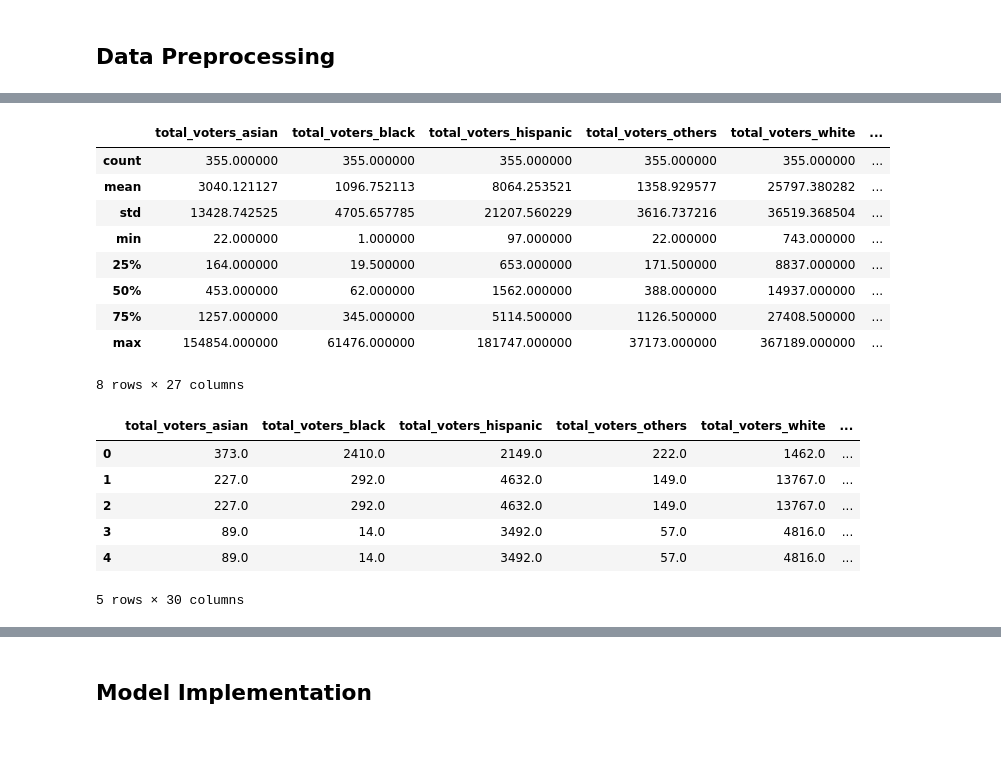
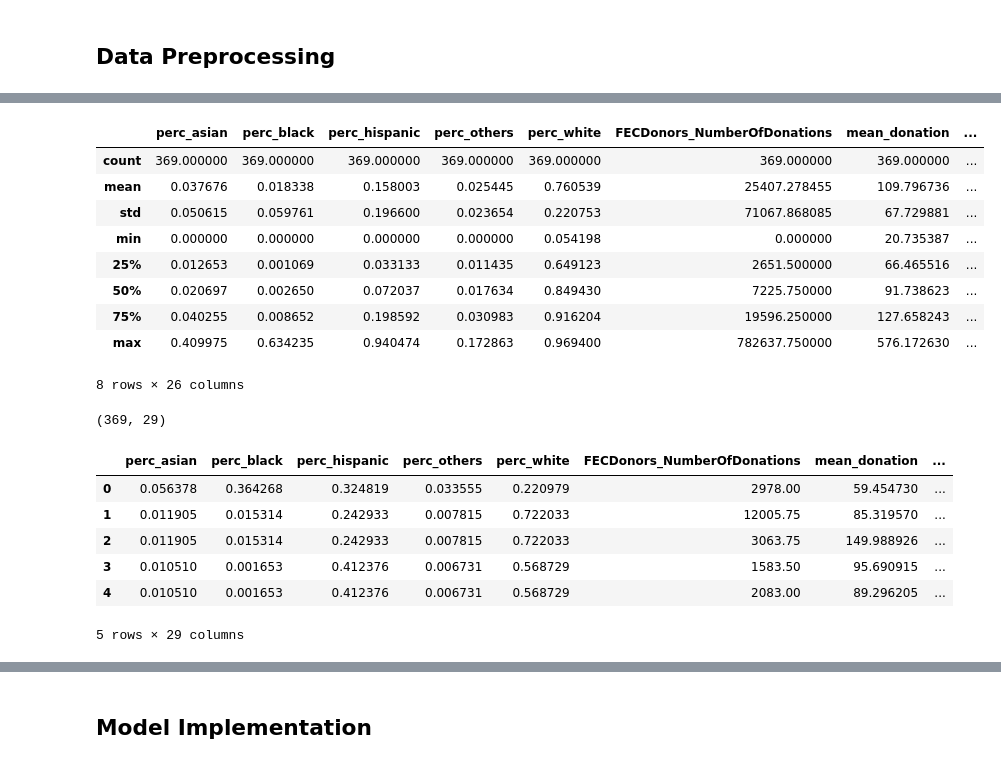
Before and after one commit to jnshzk/capstone, a Jupyter notebook: models.ipynb, the cells around one changed output, grey strips where cells are left out. Cells and saved outputs as stored; diff of their text form; code cells hidden in the pictures.

```diff
--- a/models.ipynb
+++ b/models.ipynb
@@ -10,6 +10,7 @@ from sklearn.ensemble import RandomForestRegressor
 # %% [markdown]
 ## Data Preprocessing
 # %%
-df = pd.read_csv('../Downloads/voter_turnout_merged_all_states.csv')
+df = pd.read_csv('../data/voter_turnout_merged_all_states.csv')
+print("shape: ",df.shape)
 df.head()
 # %% [output]
@@ -75,14 +115,9 @@ def label_rcv(row):
 df['rcv'] = df.apply(lambda row: label_rcv(row), axis=1)
 
 #add turnout column
-df['turnout'] = df['voted_voters'] / df['voter_population']
+df['turnout'] = df['voted_voters'] / df['total_voters']
 
 #filter to usable columns (i.e. columns that do not show turnout)
 df = df[use_cols]
-
-#group by city and election type
-df = df.groupby(['Residence_Addresses_City', 'elec_type'], as_index=False).mean()
-df.drop(columns=['Residence_Addresses_City'], inplace=True)
-
 df.head()
 # %% [output]
@@ -128,0 +149,12 @@ df[df['total_voters_black'].isnull()]
+# %%
+for col in ['total_voters_asian', 'total_voters_black', 'total_voters_hispanic',
+       'total_voters_others', 'total_voters_white', 'total_voters_$1000-14999',
+       'total_voters_$100000-124999', 'total_voters_$125000-149999',
+       'total_voters_$15000-24999', 'total_voters_$150000-174999',
+       'total_voters_$175000-199999', 'total_voters_$200000-249999',
+       'total_voters_$25000-34999', 'total_voters_$250000+',
+       'total_voters_$35000-49999', 'total_voters_$50000-74999',
+       'total_voters_$75000-99999', 'total_voters_college',
+       'total_voters_no_college']:
+    df[col] = df[col]/df['total_voters']
+    df = df.rename(columns={col:col.replace('total_voters', 'perc')})
@@ -128,0 +197,7 @@ df[df['total_voters_black'].isnull()]
+# %%
+#replacing rows with missing values by mean
+for col in df.columns[df.isna().any()].tolist():
+    df[col].fillna(int(df[col].mean()), inplace=True)
+print(df.columns[df.isna().any()].tolist())
+print(df.shape)
+df.head()
@@ -129,32 +214,32 @@ df[df['total_voters_black'].isnull()]
 # %%
-#dropping rows with incomplete data
-df.dropna(inplace=True)
 df.describe()
 # %% [output]
-|  | total_voters_asian | total_voters_black | total_voters_hispanic | total_voters_others | total_voters_white | ... |
-| count | 355.000000 | 355.000000 | 355.000000 | 355.000000 | 355.000000 | ... |
-| mean | 3040.121127 | 1096.752113 | 8064.253521 | 1358.929577 | 25797.380282 | ... |
-| std | 13428.742525 | 4705.657785 | 21207.560229 | 3616.737216 | 36519.368504 | ... |
-| min | 22.000000 | 1.000000 | 97.000000 | 22.000000 | 743.000000 | ... |
-| 25% | 164.000000 | 19.500000 | 653.000000 | 171.500000 | 8837.000000 | ... |
-| 50% | 453.000000 | 62.000000 | 1562.000000 | 388.000000 | 14937.000000 | ... |
-| 75% | 1257.000000 | 345.000000 | 5114.500000 | 1126.500000 | 27408.500000 | ... |
-| max | 154854.000000 | 61476.000000 | 181747.000000 | 37173.000000 | 367189.000000 | ... |
+|  | perc_asian | perc_black | perc_hispanic | perc_others | perc_white | FECDonors_NumberOfDonations | mean_donation | ... |
+| count | 369.000000 | 369.000000 | 369.000000 | 369.000000 | 369.000000 | 369.000000 | 369.000000 | ... |
+| mean | 0.037676 | 0.018338 | 0.158003 | 0.025445 | 0.760539 | 25407.278455 | 109.796736 | ... |
+| std | 0.050615 | 0.059761 | 0.196600 | 0.023654 | 0.220753 | 71067.868085 | 67.729881 | ... |
+| min | 0.000000 | 0.000000 | 0.000000 | 0.000000 | 0.054198 | 0.000000 | 20.735387 | ... |
+| 25% | 0.012653 | 0.001069 | 0.033133 | 0.011435 | 0.649123 | 2651.500000 | 66.465516 | ... |
+| 50% | 0.020697 | 0.002650 | 0.072037 | 0.017634 | 0.849430 | 7225.750000 | 91.738623 | ... |
+| 75% | 0.040255 | 0.008652 | 0.198592 | 0.030983 | 0.916204 | 19596.250000 | 127.658243 | ... |
+| max | 0.409975 | 0.634235 | 0.940474 | 0.172863 | 0.969400 | 782637.750000 | 576.172630 | ... |
-8 rows × 27 columns
+8 rows × 26 columns
 # %%
 #one-hot encode categorical cols
 cat_cols = ['elec_type']
 
 df = pd.get_dummies(data=df, columns=cat_cols)
+print(df.shape)
 df.head()
 # %% [output]
+(369, 29)
-|  | total_voters_asian | total_voters_black | total_voters_hispanic | total_voters_others | total_voters_white | ... |
-| 0 | 373.0 | 2410.0 | 2149.0 | 222.0 | 1462.0 | ... |
-| 1 | 227.0 | 292.0 | 4632.0 | 149.0 | 13767.0 | ... |
-| 2 | 227.0 | 292.0 | 4632.0 | 149.0 | 13767.0 | ... |
-| 3 | 89.0 | 14.0 | 3492.0 | 57.0 | 4816.0 | ... |
-| 4 | 89.0 | 14.0 | 3492.0 | 57.0 | 4816.0 | ... |
+|  | perc_asian | perc_black | perc_hispanic | perc_others | perc_white | FECDonors_NumberOfDonations | mean_donation | ... |
+| 0 | 0.056378 | 0.364268 | 0.324819 | 0.033555 | 0.220979 | 2978.00 | 59.454730 | ... |
+| 1 | 0.011905 | 0.015314 | 0.242933 | 0.007815 | 0.722033 | 12005.75 | 85.319570 | ... |
+| 2 | 0.011905 | 0.015314 | 0.242933 | 0.007815 | 0.722033 | 3063.75 | 149.988926 | ... |
+| 3 | 0.010510 | 0.001653 | 0.412376 | 0.006731 | 0.568729 | 1583.50 | 95.690915 | ... |
+| 4 | 0.010510 | 0.001653 | 0.412376 | 0.006731 | 0.568729 | 2083.00 | 89.296205 | ... |
-5 rows × 30 columns
+5 rows × 29 columns
 # %%
 df['rcv'].sum()
 # %% [output]
```
Also changed, not shown: parts of 33 cells of this notebook.
